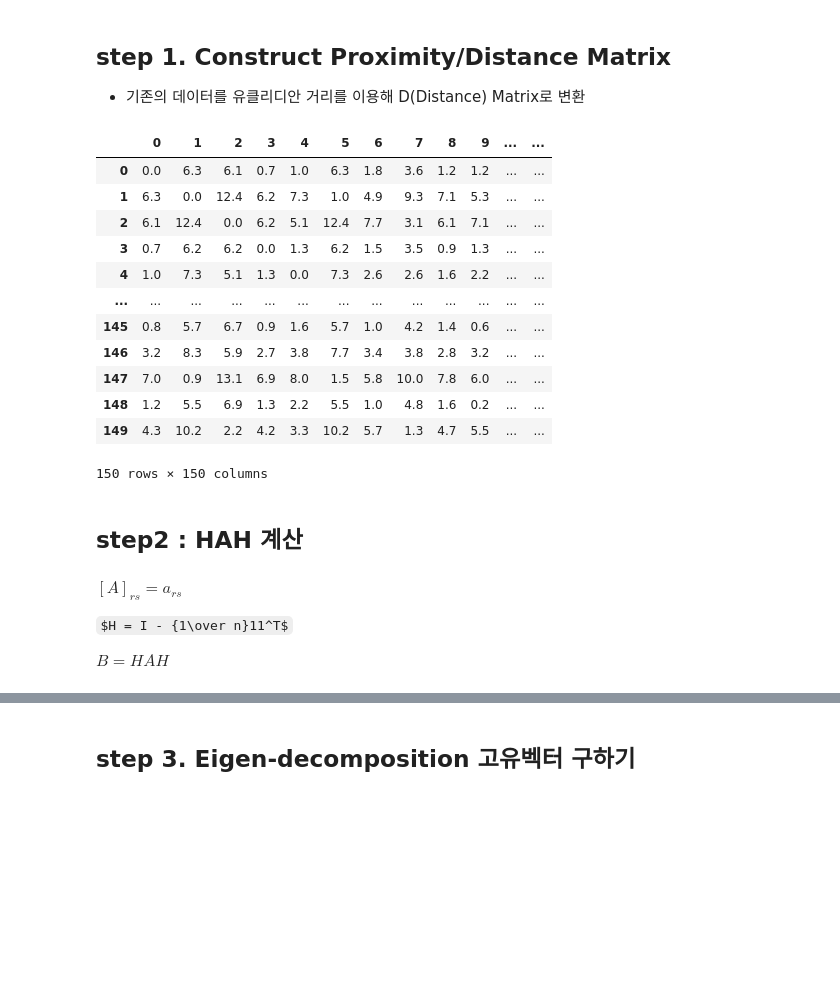
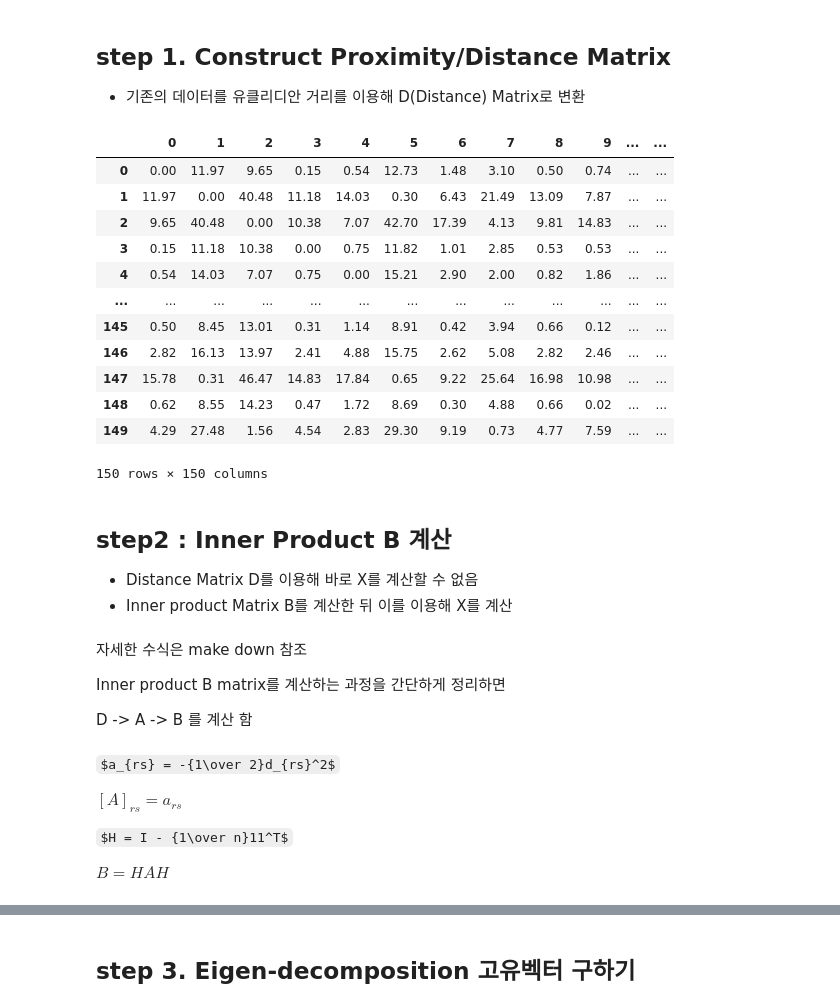
Before and after one commit to crimama/BA, a Jupyter notebook: 1.Dimensionality Reduction/2.MDS.ipynb, the cells around one changed output, grey strips where cells are left out. Saved outputs shown, nothing was run; the diff lists cells and outputs as text; code cells hidden in the pictures; some formulas as TeX source; blank space fills up the shorter version.

```diff
--- a/1.Dimensionality Reduction/2.MDS.ipynb
+++ b/1.Dimensionality Reduction/2.MDS.ipynb
@@ -34,29 +34,39 @@ df = df.sample(frac=1,random_state=42).reset_index(drop=True)
 # %%
 #객체별 거리 계산 후 Dmatrix 생성
 Dmatrix = []
 for i in tqdm(range(len(df))):
     values = df.iloc[i,:].values
     target_values = df.values
-    Dmatrix.append(np.sum(((target_values-values)**2)**0.5,axis=1))
+    Dmatrix.append(np.sum(((target_values-values)**2),axis=1))
 Dmatrix = pd.DataFrame(Dmatrix)
 Dmatrix
 # %% [output]
 |  | 0 | 1 | 2 | 3 | 4 | 5 | 6 | 7 | 8 | 9 | ... | ... |
-| 0 | 0.0 | 6.3 | 6.1 | 0.7 | 1.0 | 6.3 | 1.8 | 3.6 | 1.2 | 1.2 | ... | ... |
-| 1 | 6.3 | 0.0 | 12.4 | 6.2 | 7.3 | 1.0 | 4.9 | 9.3 | 7.1 | 5.3 | ... | ... |
-| 2 | 6.1 | 12.4 | 0.0 | 6.2 | 5.1 | 12.4 | 7.7 | 3.1 | 6.1 | 7.1 | ... | ... |
-| 3 | 0.7 | 6.2 | 6.2 | 0.0 | 1.3 | 6.2 | 1.5 | 3.5 | 0.9 | 1.3 | ... | ... |
-| 4 | 1.0 | 7.3 | 5.1 | 1.3 | 0.0 | 7.3 | 2.6 | 2.6 | 1.6 | 2.2 | ... | ... |
+| 0 | 0.00 | 11.97 | 9.65 | 0.15 | 0.54 | 12.73 | 1.48 | 3.10 | 0.50 | 0.74 | ... | ... |
+| 1 | 11.97 | 0.00 | 40.48 | 11.18 | 14.03 | 0.30 | 6.43 | 21.49 | 13.09 | 7.87 | ... | ... |
+| 2 | 9.65 | 40.48 | 0.00 | 10.38 | 7.07 | 42.70 | 17.39 | 4.13 | 9.81 | 14.83 | ... | ... |
+| 3 | 0.15 | 11.18 | 10.38 | 0.00 | 0.75 | 11.82 | 1.01 | 2.85 | 0.53 | 0.53 | ... | ... |
+| 4 | 0.54 | 14.03 | 7.07 | 0.75 | 0.00 | 15.21 | 2.90 | 2.00 | 0.82 | 1.86 | ... | ... |
 | ... | ... | ... | ... | ... | ... | ... | ... | ... | ... | ... | ... | ... |
-| 145 | 0.8 | 5.7 | 6.7 | 0.9 | 1.6 | 5.7 | 1.0 | 4.2 | 1.4 | 0.6 | ... | ... |
-| 146 | 3.2 | 8.3 | 5.9 | 2.7 | 3.8 | 7.7 | 3.4 | 3.8 | 2.8 | 3.2 | ... | ... |
-| 147 | 7.0 | 0.9 | 13.1 | 6.9 | 8.0 | 1.5 | 5.8 | 10.0 | 7.8 | 6.0 | ... | ... |
-| 148 | 1.2 | 5.5 | 6.9 | 1.3 | 2.2 | 5.5 | 1.0 | 4.8 | 1.6 | 0.2 | ... | ... |
-| 149 | 4.3 | 10.2 | 2.2 | 4.2 | 3.3 | 10.2 | 5.7 | 1.3 | 4.7 | 5.5 | ... | ... |
+| 145 | 0.50 | 8.45 | 13.01 | 0.31 | 1.14 | 8.91 | 0.42 | 3.94 | 0.66 | 0.12 | ... | ... |
+| 146 | 2.82 | 16.13 | 13.97 | 2.41 | 4.88 | 15.75 | 2.62 | 5.08 | 2.82 | 2.46 | ... | ... |
+| 147 | 15.78 | 0.31 | 46.47 | 14.83 | 17.84 | 0.65 | 9.22 | 25.64 | 16.98 | 10.98 | ... | ... |
+| 148 | 0.62 | 8.55 | 14.23 | 0.47 | 1.72 | 8.69 | 0.30 | 4.88 | 0.66 | 0.02 | ... | ... |
+| 149 | 4.29 | 27.48 | 1.56 | 4.54 | 2.83 | 29.30 | 9.19 | 0.73 | 4.77 | 7.59 | ... | ... |
 150 rows × 150 columns
-# %% [markdown]
-## step2 : HAH 계산
+# %% [markdown]
+## step2 : Inner Product B 계산
+- Distance Matrix D를 이용해 바로 X를 계산할 수 없음
+- Inner product Matrix B를 계산한 뒤 이를 이용해 X를 계산
+# %% [markdown]
+자세한 수식은 make down 참조
+
+Inner product B matrix를 계산하는 과정을 간단하게 정리하면
+
+D -> A -> B 를 계산 함
 # %% [markdown]
+$a_{rs} = -{1\over 2}d_{rs}^2$
+
 $[A]_{rs} = a_{rs}$
 
 $H = I - {1\over n}11^T$
```
Also changed, not shown: parts of 8 cells of this notebook.
